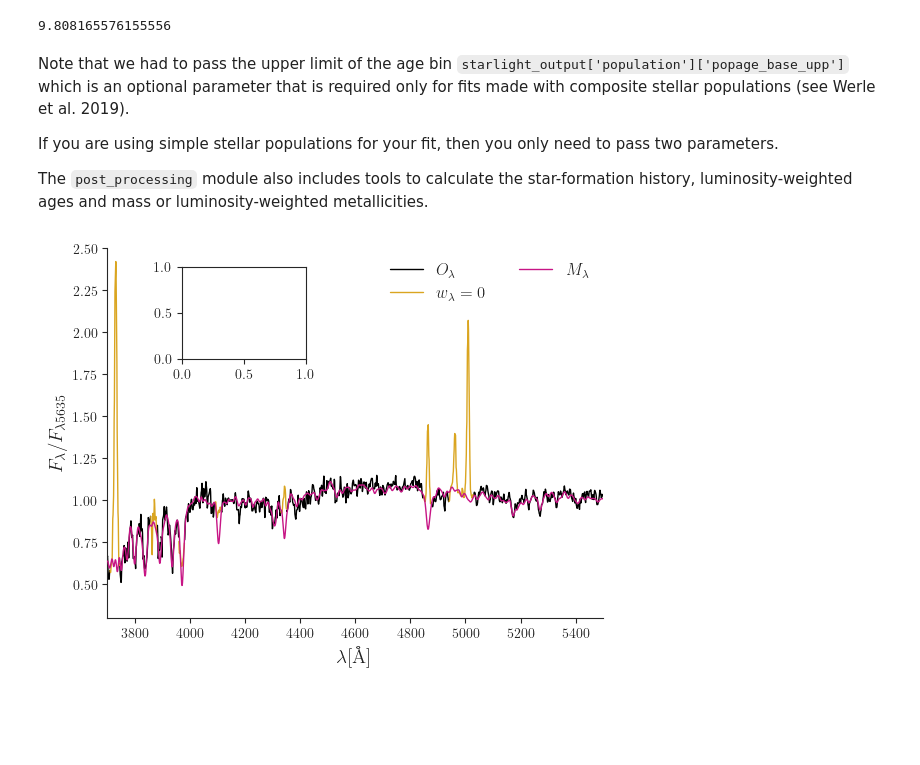
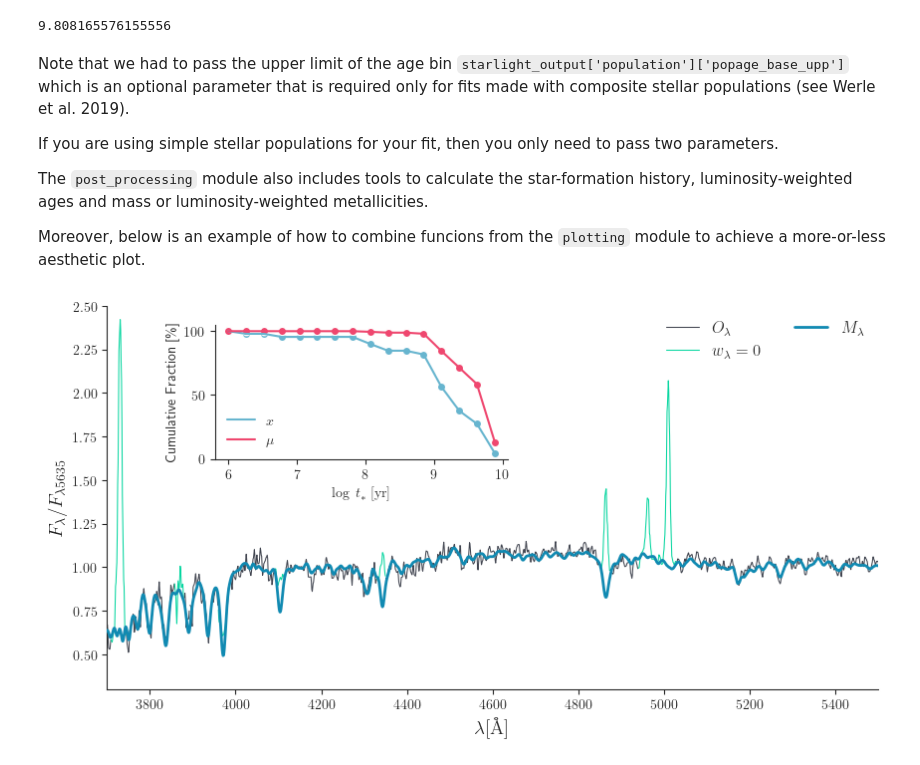
Before and after one commit to arielwrl/starlight_toolkit, a Jupyter notebook: example/quickstart.ipynb, the cells around one changed output. Cells and saved outputs as stored; diff of their text form; code cells hidden in the pictures; blank space fills up the shorter version.

```diff
--- a/example/quickstart.ipynb
+++ b/example/quickstart.ipynb
@@ -125,24 +125,29 @@ Note that we had to pass the upper limit of the age bin `starlight_output['popul
 If you are using simple stellar populations for your fit, then you only need to pass two parameters.
 
 The `post_processing` module also includes tools to calculate the star-formation history, luminosity-weighted ages and mass or luminosity-weighted metallicities.
+
+Moreover, below is an example of how to combine funcions from the `plotting` module to achieve a more-or-less aesthetic plot.
 # %%
 from starlight_toolkit.plotting import plot_spec_simple, plot_sfh
 import matplotlib.pyplot as plt
 import seaborn as sns
 
 sns.set_style('ticks')
 
+fig = plt.figure(figsize=(10, 5))
+
 ax = plot_spec_simple('../test_data/NGC_0855.out', wl_range=[3700, 5500],
-                      syn_color='mediumvioletred', syn_lw=1, obs_color='k', obs_lw=1,
-                      w0_color='goldenrod', plot_error=False, label_fontsize=14)
+                      syn_color='#118AB2', syn_lw=2, obs_color='#424651', obs_lw=0.75,
+                      w0_color='#06D6A0', plot_error=False, label_fontsize=14)
 
-plt.legend(ncol=2, frameon=False, fontsize=12)
+ax.legend(ncol=2, frameon=False, fontsize=12)
 plt.ylim(0.3, 2.5)
 
-ax_inset = ax.inset_axes([0.15, 0.7, 0.25, 0.25])
+ax_inset = ax.inset_axes([0.14, 0.6, 0.38, 0.35])
+plot_sfh('../test_data/NGC_0855.out', ax=ax_inset, plot_axlabels=True, x_color='#67B5CF', m_color='#EF476F')
+ax_inset.legend(frameon=False)
 
-plot_sfh('../test_data/NGC_0855.out', ax=ax_inset)
-
-sns.despine()
+sns.despine(ax=ax)
+sns.despine(ax=ax_inset)
 # %% [output]
-[figure, old version]
+[figure, new version]
```
Also changed, not shown: 1 other file.
